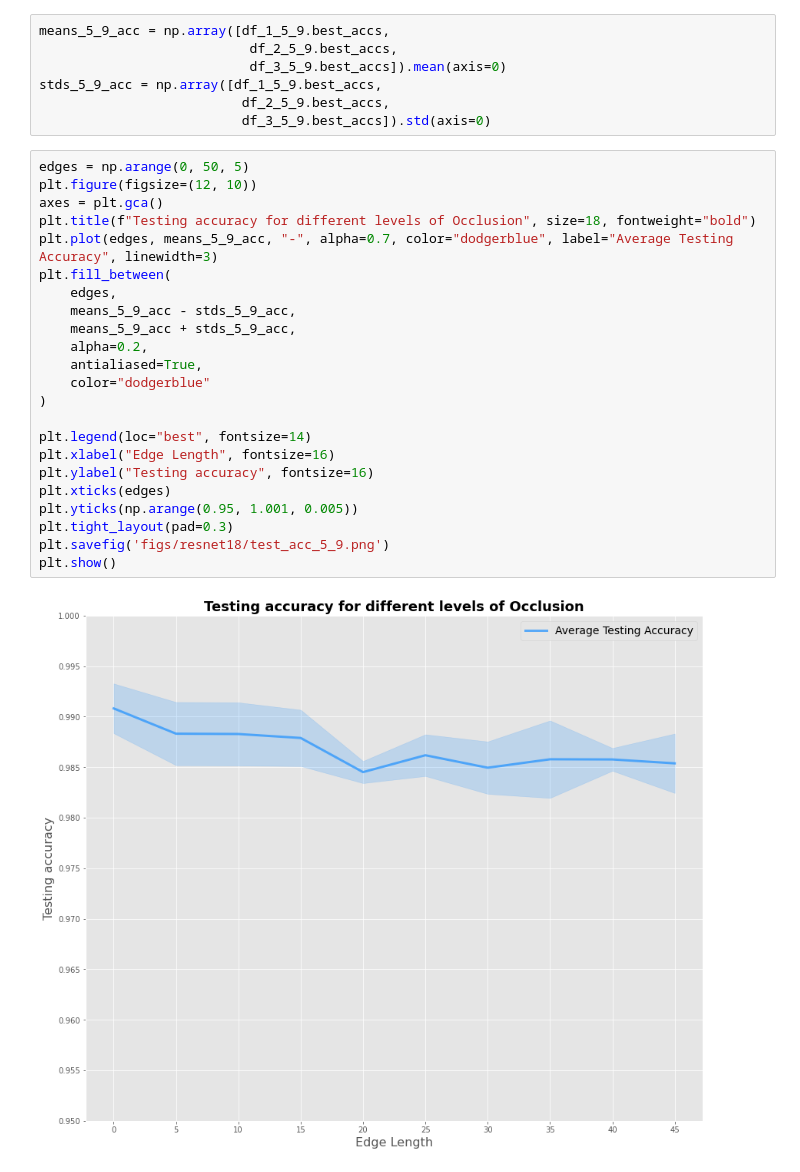
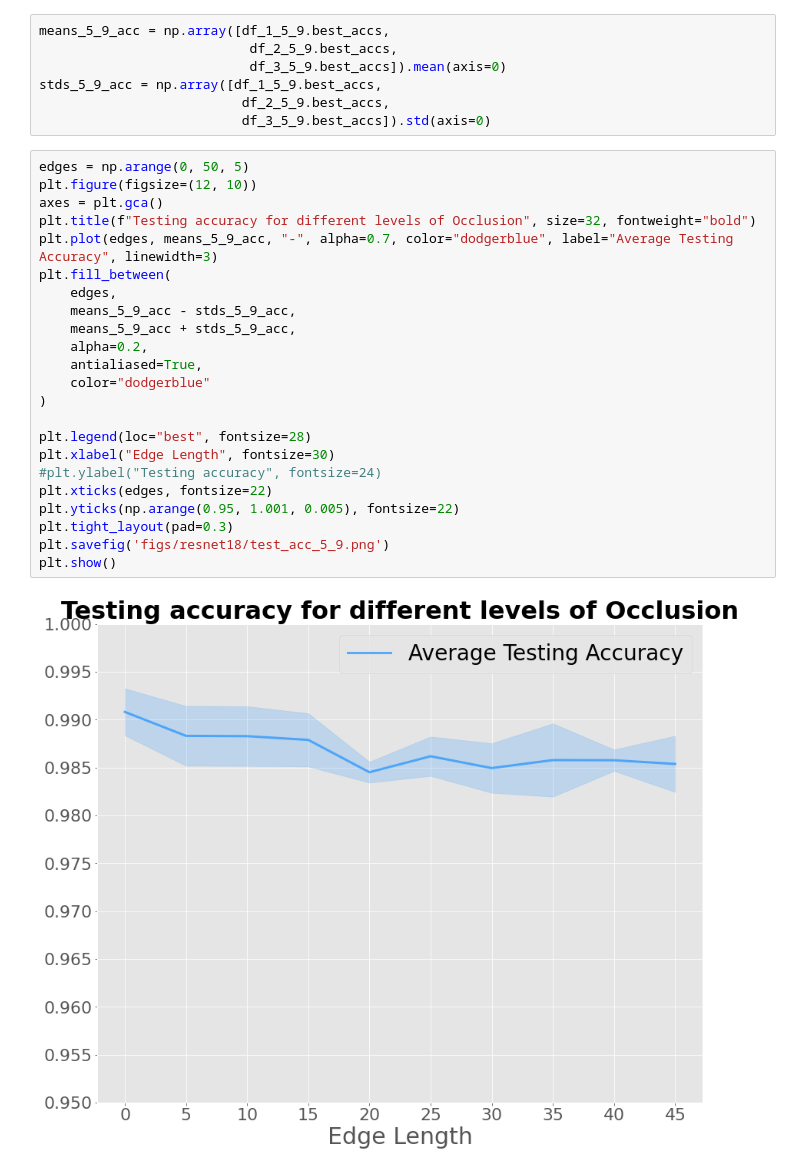
Before and after one commit to federicoarenasl/BoVW-ResNet18-Robustness-Evaluation, a Jupyter notebook: resnet_data_analyser.ipynb, the cells around one changed output. Drawn from its saved outputs; the diff is of its cells as text.

```diff
--- a/resnet_data_analyser.ipynb
+++ b/resnet_data_analyser.ipynb
@@ -723,25 +724,25 @@ stds_5_9_acc = np.array([df_1_5_9.best_accs,
 # %%
 edges = np.arange(0, 50, 5)
 plt.figure(figsize=(12, 10))
 axes = plt.gca()
-plt.title(f"Testing accuracy for different levels of Occlusion", size=18, fontweight="bold")
+plt.title(f"Testing accuracy for different levels of Occlusion", size=32, fontweight="bold")
 plt.plot(edges, means_5_9_acc, "-", alpha=0.7, color="dodgerblue", label="Average Testing Accuracy", linewidth=3)
 plt.fill_between(
     edges,
     means_5_9_acc - stds_5_9_acc,
     means_5_9_acc + stds_5_9_acc,
     alpha=0.2,
     antialiased=True,
     color="dodgerblue"
 )
 
-plt.legend(loc="best", fontsize=14)
-plt.xlabel("Edge Length", fontsize=16)
-plt.ylabel("Testing accuracy", fontsize=16)
-plt.xticks(edges)
-plt.yticks(np.arange(0.95, 1.001, 0.005))
+plt.legend(loc="best", fontsize=28)
+plt.xlabel("Edge Length", fontsize=30)
+#plt.ylabel("Testing accuracy", fontsize=24)
+plt.xticks(edges, fontsize=22)
+plt.yticks(np.arange(0.95, 1.001, 0.005), fontsize=22)
 plt.tight_layout(pad=0.3)
 plt.savefig('figs/resnet18/test_acc_5_9.png')
 plt.show()
 # %% [output]
-[figure, old version]
+[figure, new version]
```
Also changed, not shown: parts of 9 cells of this notebook, 4 other files.
